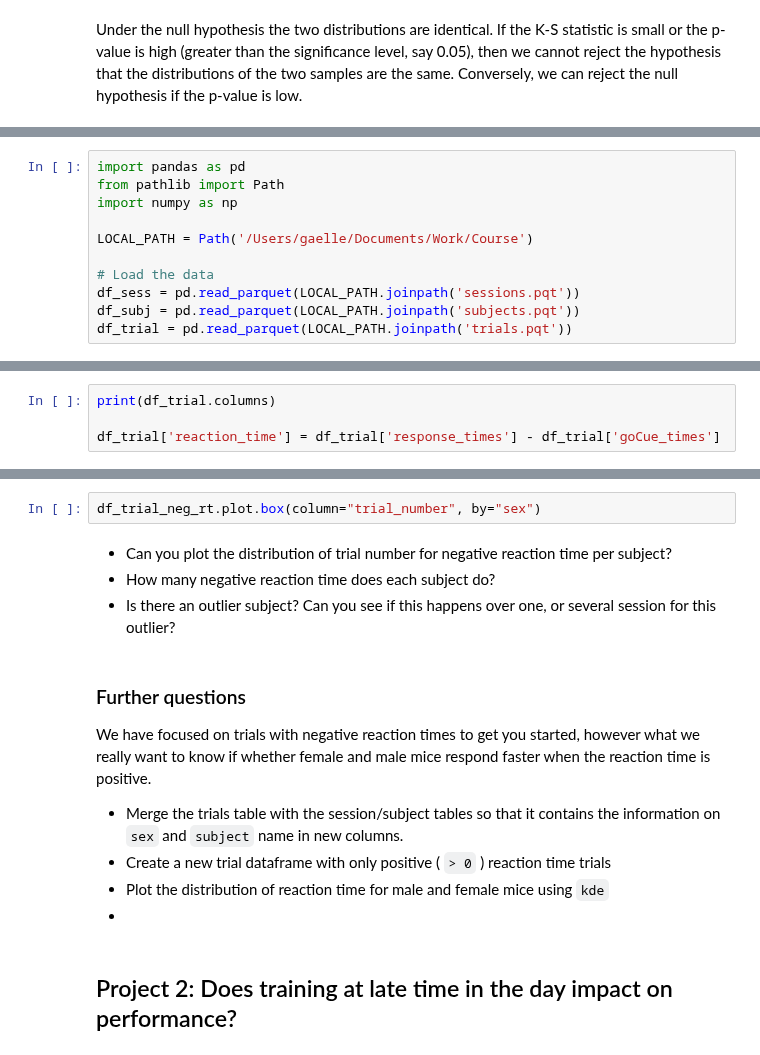
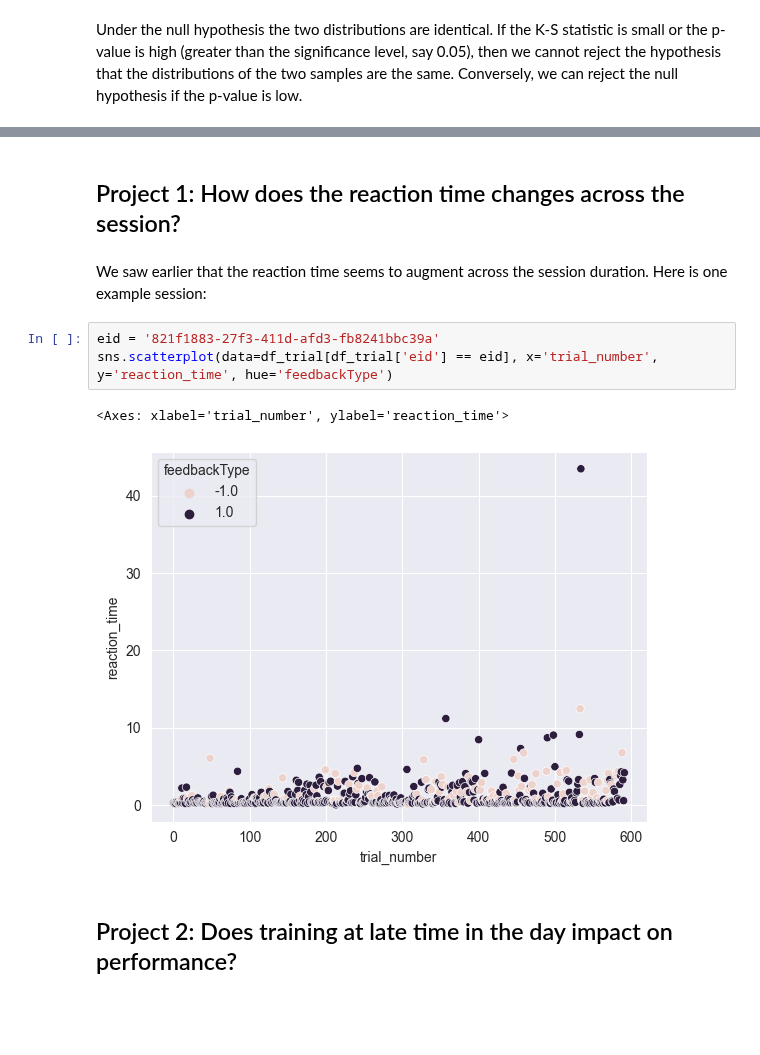
Before and after one commit to int-brain-lab/iblcourse, a Jupyter notebook: sources/behavior_course/course.ipynb, the cells around one changed output, grey strips where cells are left out. Saved outputs shown, nothing was run; the diff lists cells and outputs as text; blank space fills up the shorter version.

```diff
--- a/sources/behavior_course/course.ipynb
+++ b/sources/behavior_course/course.ipynb
@@ -382,11 +374,0 @@ Use the pandas `read_parquet` function to load in each dataframe:
-# %%
-import pandas as pd
-from pathlib import Path
-import numpy as np
-
-LOCAL_PATH = Path('/Users/gaelle/Documents/Work/Course')
-
-# Load the data
-df_sess = pd.read_parquet(LOCAL_PATH.joinpath('sessions.pqt'))
-df_subj = pd.read_parquet(LOCAL_PATH.joinpath('subjects.pqt'))
-df_trial = pd.read_parquet(LOCAL_PATH.joinpath('trials.pqt'))
@@ -412,4 +374,0 @@ These are the times (in second from the session start) at which the go cue was s
-# %%
-print(df_trial.columns)
-
-df_trial['reaction_time'] = df_trial['response_times'] - df_trial['goCue_times']
@@ -477,17 +375,12 @@ You can also use boxplot to reveal the distributions side by side:
-# %%
-df_trial_neg_rt.plot.box(column="trial_number", by="sex")
-# %% [markdown]
-- Can you plot the distribution of trial number for negative reaction time per subject?
-- How many negative reaction time does each subject do?
-- Is there an outlier subject? Can you see if this happens over one, or several session for this outlier?
-# %% [markdown]
-### Further questions
-
-We have focused on trials with negative reaction times to get you started, however what we really want to know if whether female and male mice respond faster when the reaction time is positive.
-
-- Merge the trials table with the session/subject tables so that it contains the information on `sex` and `subject` name in new columns.
-- Create a new trial dataframe with only positive ( `> 0` ) reaction time trials
-- Plot the distribution of reaction time for male and female mice using `kde`
--
+# %% [markdown]
+## Project 1: How does the reaction time changes across the session?
+# %% [markdown]
+We saw earlier that the reaction time seems to augment across the session duration. Here is one example session:
+# %%
+eid = '821f1883-27f3-411d-afd3-fb8241bbc39a'
+sns.scatterplot(data=df_trial[df_trial['eid'] == eid], x='trial_number', y='reaction_time', hue='feedbackType')
+# %% [output]
+<Axes: xlabel='trial_number', ylabel='reaction_time'>
+[figure, added]
 # %% [markdown]
 ## Project 2: Does training at late time in the day impact on performance?
```
Also changed, not shown: parts of 32 cells of this notebook, 1 other file.
